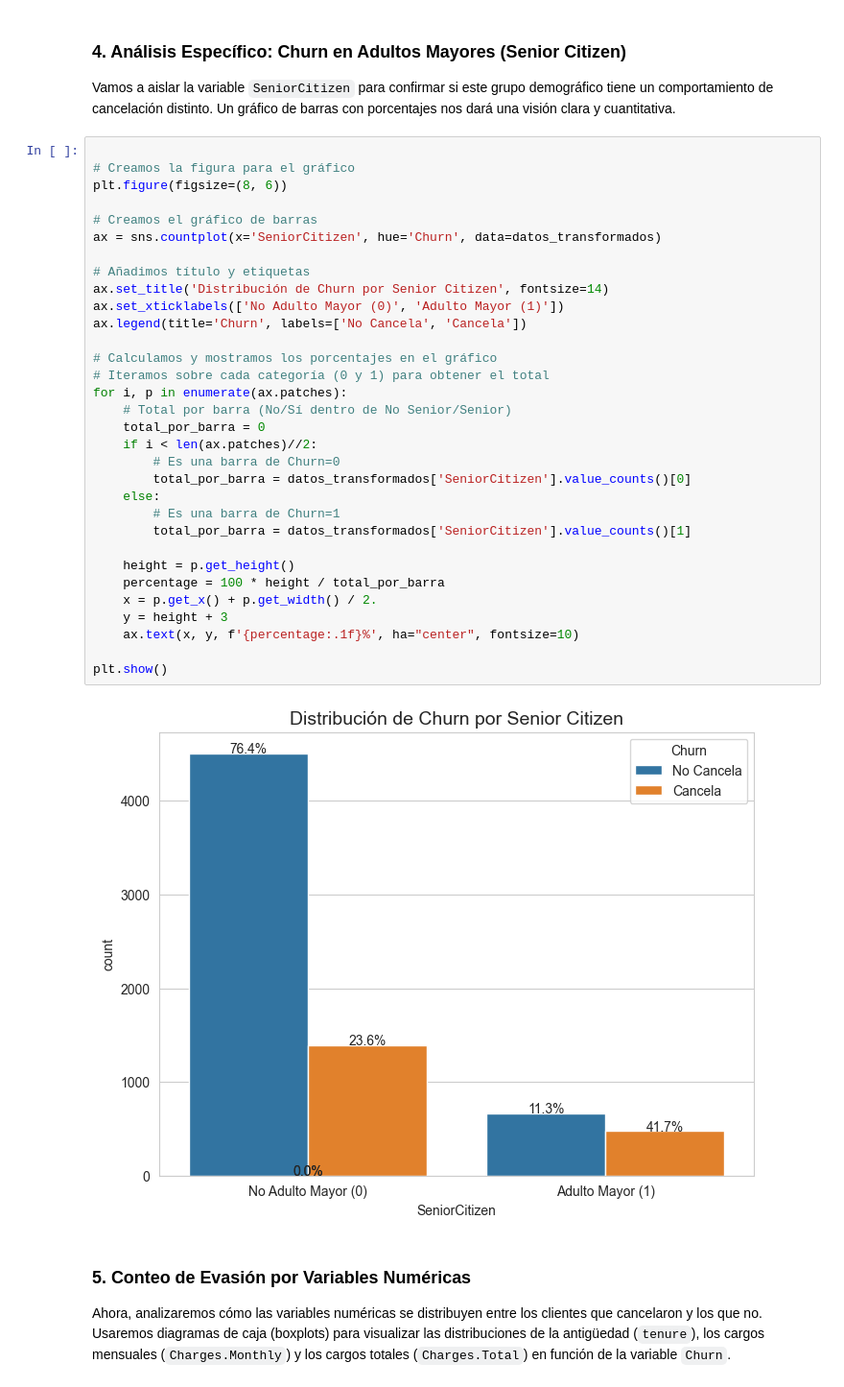
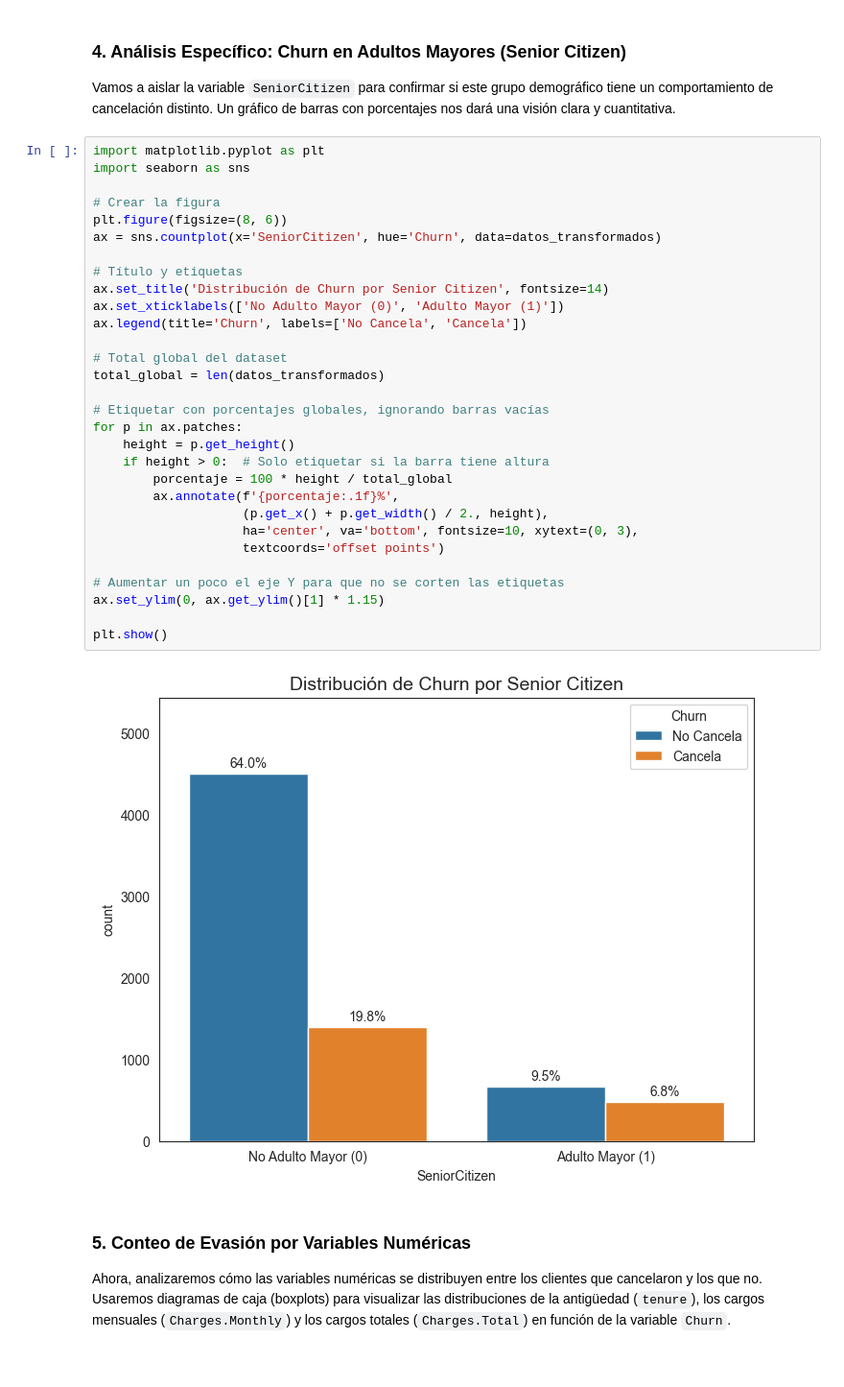
Before and after one commit to AxelFPAceves/CHALLENGE-TELECOM-X-1RA-PARTE, a Jupyter notebook: challenge2-data-science-LATAM-main/TelecomX_LATAM.ipynb, the cells around one changed output. Shown at 96% size. Saved outputs shown, nothing was run; the diff lists cells and outputs as text.

```diff
--- a/challenge2-data-science-LATAM-main/TelecomX_LATAM.ipynb
+++ b/challenge2-data-science-LATAM-main/TelecomX_LATAM.ipynb
@@ -438,39 +477,37 @@ plt.show()
 
 Vamos a aislar la variable `SeniorCitizen` para confirmar si este grupo demográfico tiene un comportamiento de cancelación distinto. Un gráfico de barras con porcentajes nos dará una visión clara y cuantitativa.
 # %%
+import matplotlib.pyplot as plt
+import seaborn as sns
 
-# Creamos la figura para el gráfico
+# Crear la figura
 plt.figure(figsize=(8, 6))
-
-# Creamos el gráfico de barras
 ax = sns.countplot(x='SeniorCitizen', hue='Churn', data=datos_transformados)
 
-# Añadimos título y etiquetas
+# Título y etiquetas
 ax.set_title('Distribución de Churn por Senior Citizen', fontsize=14)
 ax.set_xticklabels(['No Adulto Mayor (0)', 'Adulto Mayor (1)'])
 ax.legend(title='Churn', labels=['No Cancela', 'Cancela'])
 
-# Calculamos y mostramos los porcentajes en el gráfico
-# Iteramos sobre cada categoría (0 y 1) para obtener el total
-for i, p in enumerate(ax.patches):
-    # Total por barra (No/Sí dentro de No Senior/Senior)
-    total_por_barra = 0
-    if i < len(ax.patches)//2:
-        # Es una barra de Churn=0
-        total_por_barra = datos_transformados['SeniorCitizen'].value_counts()[0]
-    else:
-        # Es una barra de Churn=1
-        total_por_barra = datos_transformados['SeniorCitizen'].value_counts()[1]
+# Total global del dataset
+total_global = len(datos_transformados)
 
+# Etiquetar con porcentajes globales, ignorando barras vacías
+for p in ax.patches:
     height = p.get_height()
-    percentage = 100 * height / total_por_barra
-    x = p.get_x() + p.get_width() / 2.
-    y = height + 3
-    ax.text(x, y, f'{percentage:.1f}%', ha="center", fontsize=10)
+    if height > 0:  # Solo etiquetar si la barra tiene altura
+        porcentaje = 100 * height / total_global
+        ax.annotate(f'{porcentaje:.1f}%',
+                    (p.get_x() + p.get_width() / 2., height),
+                    ha='center', va='bottom', fontsize=10, xytext=(0, 3),
+                    textcoords='offset points')
+
+# Aumentar un poco el eje Y para que no se corten las etiquetas
+ax.set_ylim(0, ax.get_ylim()[1] * 1.15)
 
 plt.show()
 # %% [output]
-[figure, old version]
+[figure, new version]
 # %% [markdown]
 ### 5. Conteo de Evasión por Variables Numéricas
 
```
Also changed, not shown: parts of 6 cells of this notebook, 1 other file.
